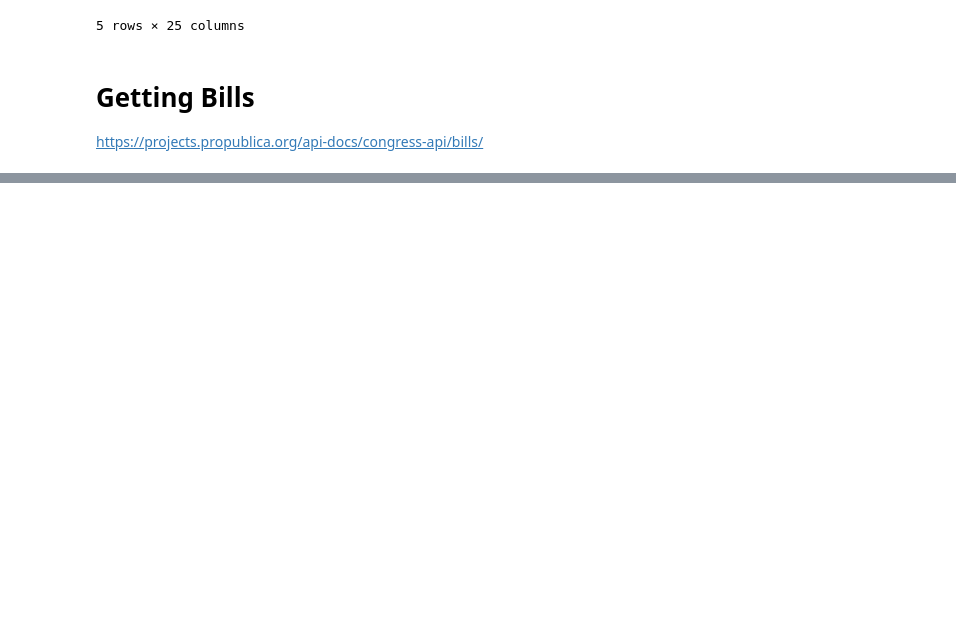
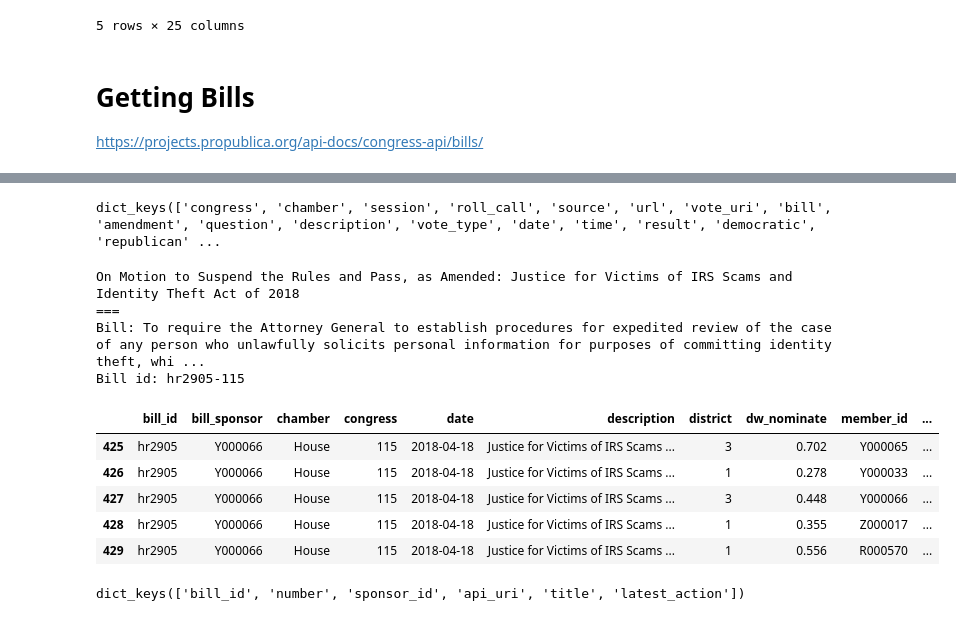
Before and after one commit to qcx201-nyu/PPDS, a Jupyter notebook: politician.ipynb, the cells around one changed output, grey strips where cells are left out. Cells and saved outputs as stored; diff of their text form; code cells hidden in the pictures; blank space fills up the shorter version.

```diff
--- a/politician.ipynb
+++ b/politician.ipynb
@@ -669 +793,45 @@ print(response.text[
+# %%
+res[6].keys()
+# %% [output]
+dict_keys(['congress', 'chamber', 'session', 'roll_call', 'source', 'url', 'vote_uri', 'bill', 'amendment', 'question', 'description', 'vote_type', 'date', 'time', 'result', 'democratic', 'republican' ...
+# %%
+i = 1
+vote = res[i]
+roll_call = requests.get(vote['vote_uri'],headers=header).json()['results']['votes']['vote']
+print(vote['question']+':',vote['description'])
+
+for member in roll_call['positions']:
+    member['question'] = vote['question']
+    member['description'] = vote['description']
+    member['date'] = vote['date']
+    member['chamber'] = vote['chamber']
+
+bill = vote['bill']
+if len(bill) > 0:
+    print('='*3)
+    print('Bill:',vote['bill']['title'])
+    print('Bill id:',vote['bill']['bill_id'])
+    for member in roll_call['positions']:
+        member['bill_id'],member['congress'] = bill['bill_id'].split('-')
+        member['bill_sponsor'] = bill['sponsor_id']
+else:
+    for member in roll_call['positions']:
+        member['bill_id'],member['congress'] = None,vote['congress']
+        member['sponsor_id'] = None
+pd.DataFrame(roll_call['positions']).tail()
+# %% [output]
+On Motion to Suspend the Rules and Pass, as Amended: Justice for Victims of IRS Scams and Identity Theft Act of 2018
+===
+Bill: To require the Attorney General to establish procedures for expedited review of the case of any person who unlawfully solicits personal information for purposes of committing identity theft, whi ...
+Bill id: hr2905-115
+|  | bill_id | bill_sponsor | chamber | congress | date | description | district | dw_nominate | member_id | ... |
+| 425 | hr2905 | Y000066 | House | 115 | 2018-04-18 | Justice for Victims of IRS Scams ... | 3 | 0.702 | Y000065 | ... |
+| 426 | hr2905 | Y000066 | House | 115 | 2018-04-18 | Justice for Victims of IRS Scams ... | 1 | 0.278 | Y000033 | ... |
+| 427 | hr2905 | Y000066 | House | 115 | 2018-04-18 | Justice for Victims of IRS Scams ... | 3 | 0.448 | Y000066 | ... |
+| 428 | hr2905 | Y000066 | House | 115 | 2018-04-18 | Justice for Victims of IRS Scams ... | 1 | 0.355 | Z000017 | ... |
+| 429 | hr2905 | Y000066 | House | 115 | 2018-04-18 | Justice for Victims of IRS Scams ... | 1 | 0.556 | R000570 | ... |
+# %%
+pd.DataFrame(res).iloc[1]['bill'].keys()
+# %% [output]
+dict_keys(['bill_id', 'number', 'sponsor_id', 'api_uri', 'title', 'latest_action'])
 # %%
```
Also changed, not shown: parts of 51 cells of this notebook.
